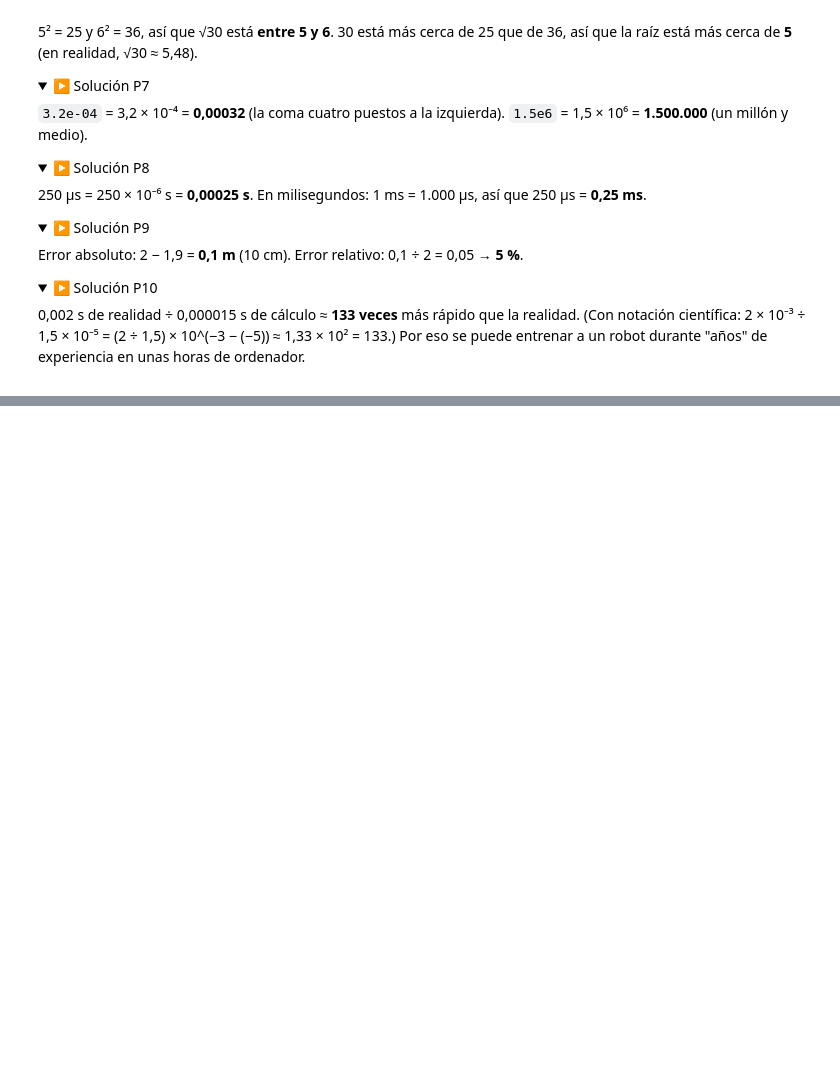
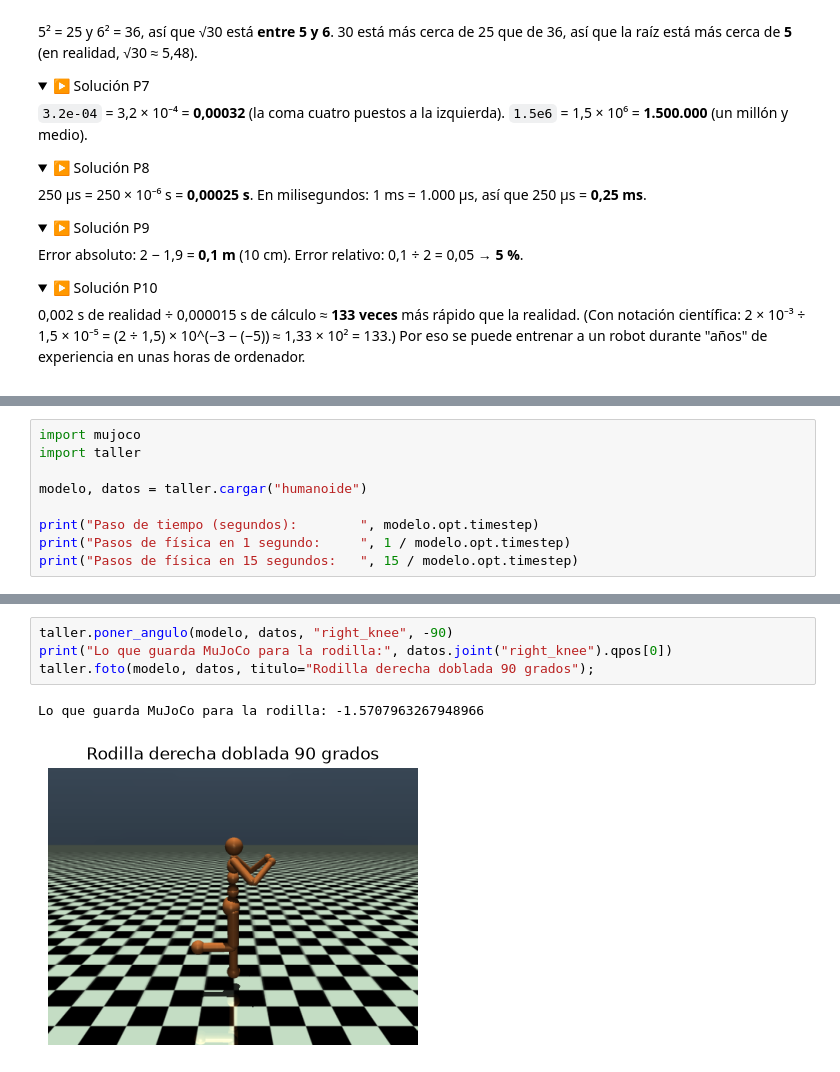
Before and after one commit to Greg2828/robotica, a Jupyter notebook: notebooks/NB03b_numeros_a_fondo.ipynb, the cells around one changed output, grey strips where cells are left out. Cells and saved outputs as stored; diff of their text form; folded sections open; blank space fills up the shorter version.

```diff
--- a/notebooks/NB03b_numeros_a_fondo.ipynb
+++ b/notebooks/NB03b_numeros_a_fondo.ipynb
@@ -480,0 +501,9 @@ Error absoluto: 2 − 1,9 = **0,1 m** (10 cm). Error relativo: 0,1 ÷ 2 = 0,05
+# %%
+import mujoco
+import taller
+
+modelo, datos = taller.cargar("humanoide")
+
+print("Paso de tiempo (segundos):        ", modelo.opt.timestep)
+print("Pasos de física en 1 segundo:     ", 1 / modelo.opt.timestep)
+print("Pasos de física en 15 segundos:   ", 15 / modelo.opt.timestep)
@@ -480,0 +618,7 @@ Error absoluto: 2 − 1,9 = **0,1 m** (10 cm). Error relativo: 0,1 ÷ 2 = 0,05
+# %%
+taller.poner_angulo(modelo, datos, "right_knee", -90)
+print("Lo que guarda MuJoCo para la rodilla:", datos.joint("right_knee").qpos[0])
+taller.foto(modelo, datos, titulo="Rodilla derecha doblada 90 grados");
+# %% [output]
+Lo que guarda MuJoCo para la rodilla: -1.5707963267948966
+[figure, added]
```
Also changed, not shown: parts of 20 cells of this notebook, 9 other files.
